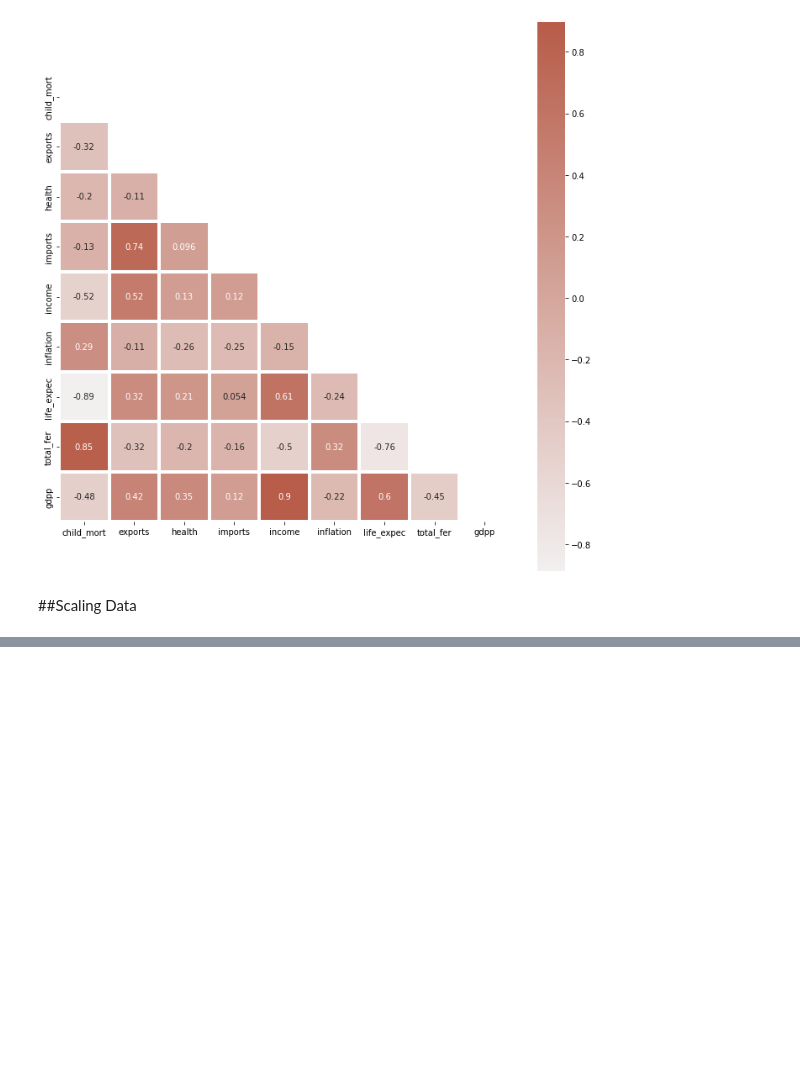
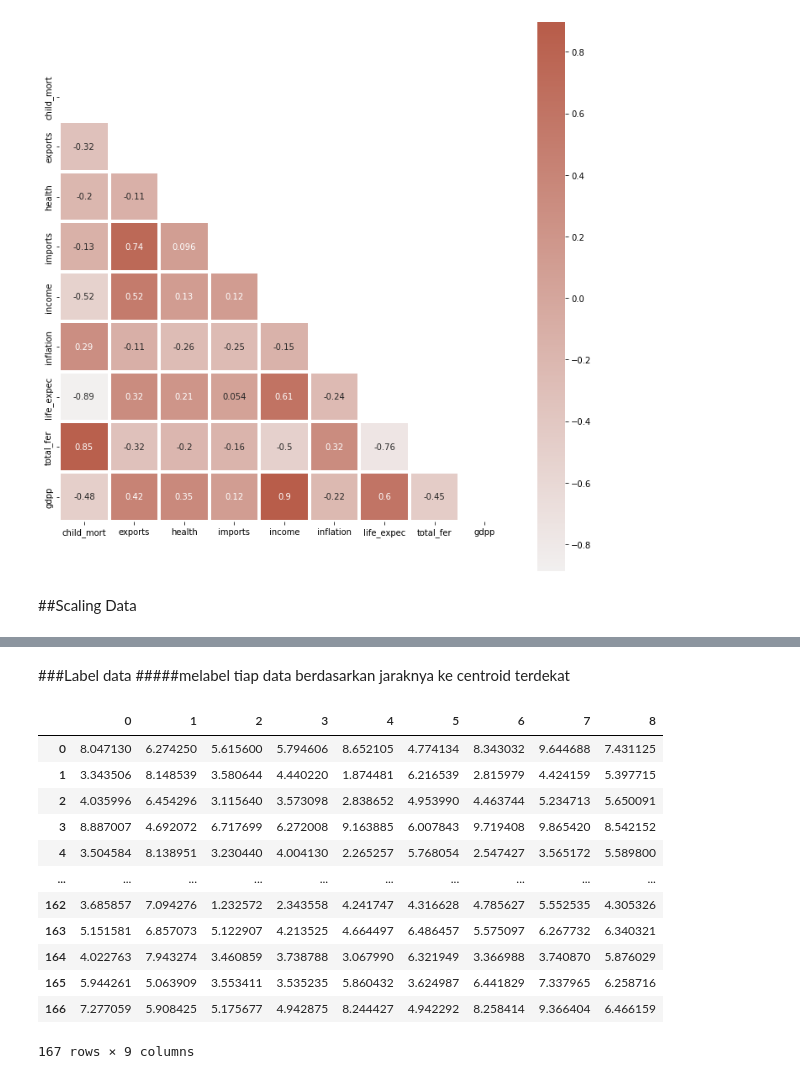
Before and after one commit to AlsT26/ML_Case-Based-2, a Jupyter notebook: ML_Case-Based-2.ipynb, the cells around one changed output, grey strips where cells are left out. Drawn from its saved outputs; the diff is of its cells as text; code cells hidden in the pictures; blank space fills up the shorter version.

```diff
--- a/ML_Case-Based-2.ipynb
+++ b/ML_Case-Based-2.ipynb
@@ -122,2 +139,2 @@ sns.heatmap(corr, mask = mask, center = 0, cmap = cmap, square = True, annot = T
 # %%
-df_new = (df_new)
+df_new.head()
@@ -123,0 +148,14 @@ df_new = (df_new)
+# %%
+#membuat centroid
+#mengiterasi setiap kolom di data untuk diambil sample yang akan dijadikan sebagai centroid di tiap kolomnya
+
+#menambahkan tiap cenrtoid random tadi ke arr centroid sebanyak k cluster
+def rand_centroid(df_new, k):
+  centroid = []
+  for i in range(k):
+    cent = df_new.apply(lambda x: float(x.sample()))
+    centroid.append(cent)
+  return pd.concat(centroid, axis=1)
+#menggabungkan setiap centroid menjadi 1 dataframe
+# %%
+centroids = rand_centroid(df_new, 9)
@@ -123,0 +175,23 @@ df_new = (df_new)
+# %% [markdown]
+###Label data
+#####melabel tiap data berdasarkan jaraknya ke centroid terdekat
+# %%
+#menggunakan rumus eucladian
+
+jarak = centroids.apply(lambda x: np.sqrt(((df_new - x) ** 2).sum(axis=1)))
+# %%
+jarak
+# %% [output]
+|  | 0 | 1 | 2 | 3 | 4 | 5 | 6 | 7 | 8 |
+| 0 | 8.047130 | 6.274250 | 5.615600 | 5.794606 | 8.652105 | 4.774134 | 8.343032 | 9.644688 | 7.431125 |
+| 1 | 3.343506 | 8.148539 | 3.580644 | 4.440220 | 1.874481 | 6.216539 | 2.815979 | 4.424159 | 5.397715 |
+| 2 | 4.035996 | 6.454296 | 3.115640 | 3.573098 | 2.838652 | 4.953990 | 4.463744 | 5.234713 | 5.650091 |
+| 3 | 8.887007 | 4.692072 | 6.717699 | 6.272008 | 9.163885 | 6.007843 | 9.719408 | 9.865420 | 8.542152 |
+| 4 | 3.504584 | 8.138951 | 3.230440 | 4.004130 | 2.265257 | 5.768054 | 2.547427 | 3.565172 | 5.589800 |
+| ... | ... | ... | ... | ... | ... | ... | ... | ... | ... |
+| 162 | 3.685857 | 7.094276 | 1.232572 | 2.343558 | 4.241747 | 4.316628 | 4.785627 | 5.552535 | 4.305326 |
+| 163 | 5.151581 | 6.857073 | 5.122907 | 4.213525 | 4.664497 | 6.486457 | 5.575097 | 6.267732 | 6.340321 |
+| 164 | 4.022763 | 7.943274 | 3.460859 | 3.738788 | 3.067990 | 6.321949 | 3.366988 | 3.740870 | 5.876029 |
+| 165 | 5.944261 | 5.063909 | 3.553411 | 3.535235 | 5.860432 | 3.624987 | 6.441829 | 7.337965 | 6.258716 |
+| 166 | 7.277059 | 5.908425 | 5.175677 | 4.942875 | 8.244427 | 4.942292 | 8.258414 | 9.366404 | 6.466159 |
+167 rows × 9 columns
```
Also changed, not shown: parts of 4 cells of this notebook.
